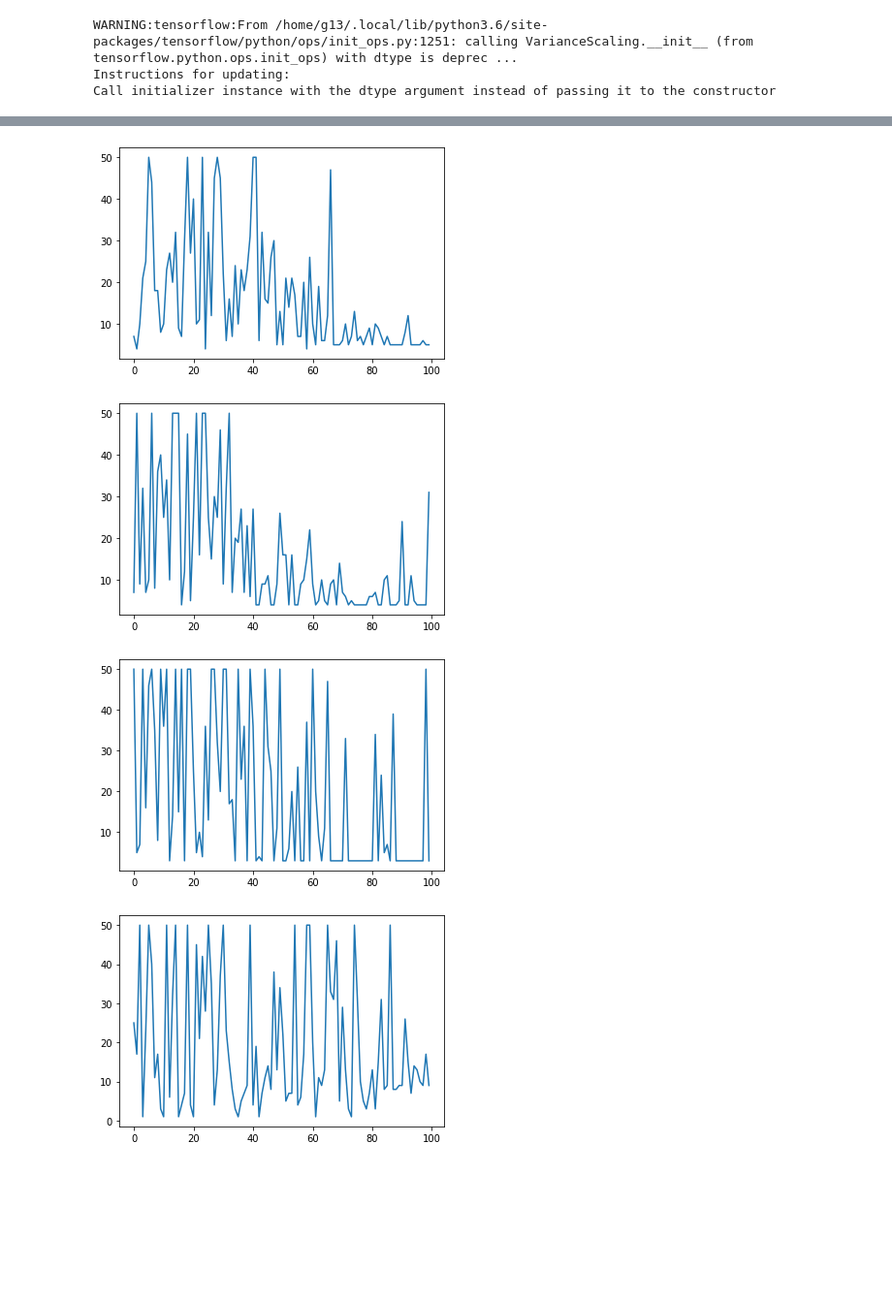
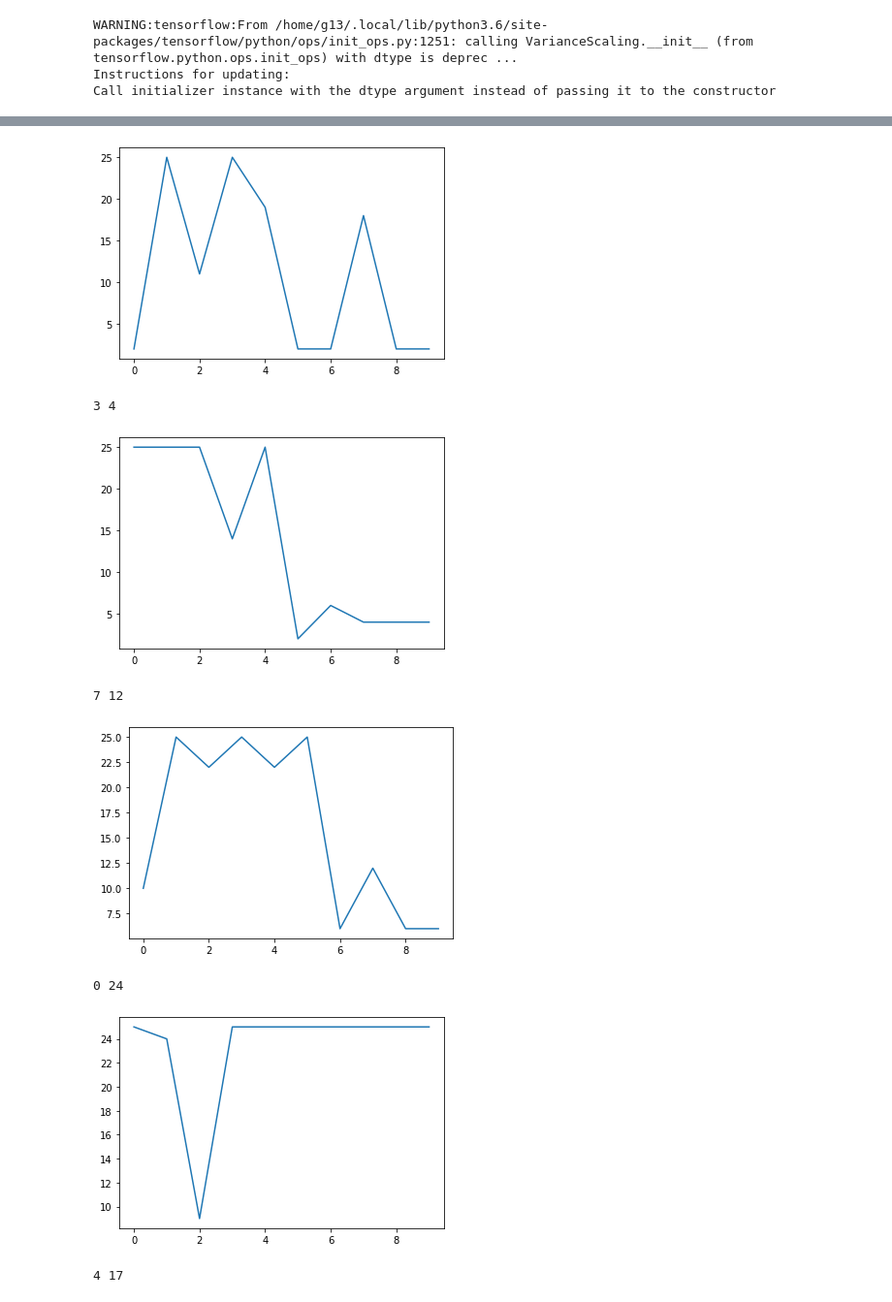
Before and after one commit to Thomas92330/Project_ESME_2020_2021, a Jupyter notebook: Compare/Compare.ipynb, the cells around one changed output, grey strips where cells are left out. Shown at 97% size. Cells and saved outputs as stored; diff of their text form; code cells hidden in the pictures; blank space fills up the shorter version.

```diff
--- a/Compare/Compare.ipynb
+++ b/Compare/Compare.ipynb
@@ -233,0 +211,3 @@ def get_state(solve_var,add_dim = True):
+# %%
+def get_epsilon():
+    return (1.00 - iter_actuel / iter_ )
@@ -239,7 +221,4 @@ def scale(x, out_range=(0, 1)):
         domain = np.min(x), np.max(x)
         y = (x - (domain[1] + domain[0]) / 2) / (domain[1] - domain[0])
         return y * (out_range[1] - out_range[0]) + (out_range[1] + out_range[0]) / 2
-# %%
-def get_epsilon():
-    return (1.03 - iter_actuel / iter_ )
 # %%
@@ -363,12 +284,12 @@ def get_action(current_node):
     list_model = update_list_df(Used_df)
 
     inputs = list_model[current_node].iloc[-1,:]
-    inputs = np.append(inputs,5)
+    inputs = np.append(inputs,target)
     inputs = np.array(inputs).reshape(1,1, inputs.shape[0])
     expirience_replay[cpt] = inputs
 
     sub_list = get_possible_actions(current_node)
-    #print("Possible actions from {} are {} ".format(current_node,sub_list))
+
     if np.random.rand() <= get_epsilon(): #Epsilon
         return random.choice(sub_list)[1]
     else :
@@ -415,7 +333,7 @@ def give_final_reward(solve_var,neg_reward):
         action_taken_id = get_indx_from_value(current_node,action_taken)
         #print(neg_reward)
         if len(solve_var) != max_move:
-            target_model[0,0,action_taken_id] = target_model[0,0,action_taken_id] + (i)/neg_reward
+            target_model[0,0,action_taken_id] = target_model[0,0,action_taken_id] + (i+1)/neg_reward
 
         else:
             target_model[0,0,action_taken_id] = target_model[0,0,action_taken_id] - 0.5
@@ -429,15 +347,19 @@ def give_final_reward(solve_var,neg_reward):
 def get_tuple_to_name(path):
     return(str(path).strip('(').strip(')').replace(',','_').replace(' ',''))
 # %%
-for iii in range(5):
-    source = np.random.randint(0,25)
-    target = np.random.randint(0,25)
+list_source_target = [(0,1),(3,4),(7,12),(0,24),(4,17)]
+for iii in list_source_target:
+    source = iii[0]
+    target = iii[1]
+
+    #print(source,target)
+
     if source != target :
-        iter_ = 100
+        iter_ = 10
         iter_actuel = 0
         current_iter = 0
         var_dict = {}
-        max_move = 50
+        max_move = 25
         bdw = 20
         cpt = 0
         expirience_replay = {}
@@ -460,11 +382,7 @@ for iii in range(5):
             while flag_finished != True and cpt < max_move:
                 j = get_action (current_node)
                 i = current_node
-                #print("current node : {}".format(i))
-                #print("action taken : {}".format(j))
 
-                #print("action taken")
-                #Used_df = new_iter_used(Used_df,j,bdw)
                 if ((i,j) in get_possible_actions(i)):
                     path += "{}_".format(str((i,j)))
                     solve_var.append((i,j))
@@ -478,23 +396,14 @@ for iii in range(5):
                         if j == target:
                             flag_finished = True
                     else:
-                        #print("fail")
+                        # print("fail")
                         Used_df = new_iter_used(Used_df,j,0)
             path_ = path[:-1]
             solve_var = get_path_as_list_tuples(path_)
 
-            #sum_delay = 0
-            #cpt_solve_var = 0
-            #for link in solve_var:
-            #    s_link = str(link).strip('(').strip(')').replace(',','_').replace(' ','')
-            #    sum_delay = sum_delay + Used_df.iloc[cpt_solve_var,Used_df.columns.get_loc(s_link)]
-            #    cpt_solve_var = cpt_solve_var +1
-
-            ## Draw chosen path red ##
-            #draw_path(solve_var)
             dict_res[ii]['nodes'] = len(solve_var)
             give_final_reward(solve_var,len(solve_var))
-    plot_graph('nodes')
+        plot_graph('nodes')
 
 
 #plot_graph(summ/10)
@@ -503,4 +416,8 @@ for iii in range(5):
-[figure, old version]
+[figure, new version]
+3 4
-[figure, old version]
+[figure, new version]
+7 12
-[figure, old version]
+[figure, new version]
+0 24
-[figure, old version]
+[figure, new version]
+4 17
```
Also changed, not shown: parts of 35 cells of this notebook.
